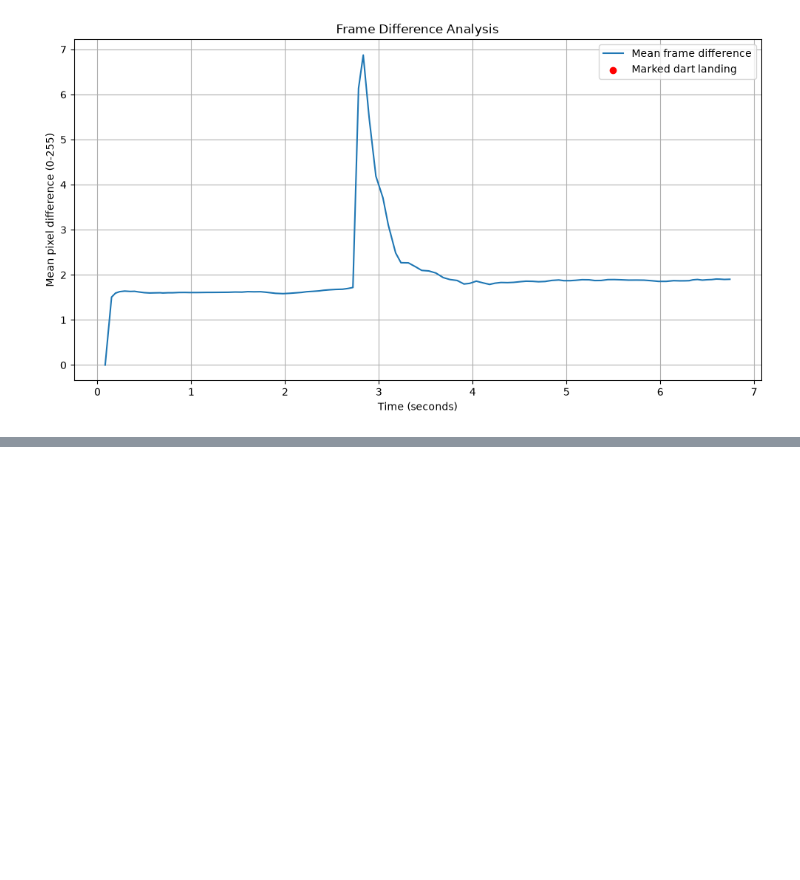
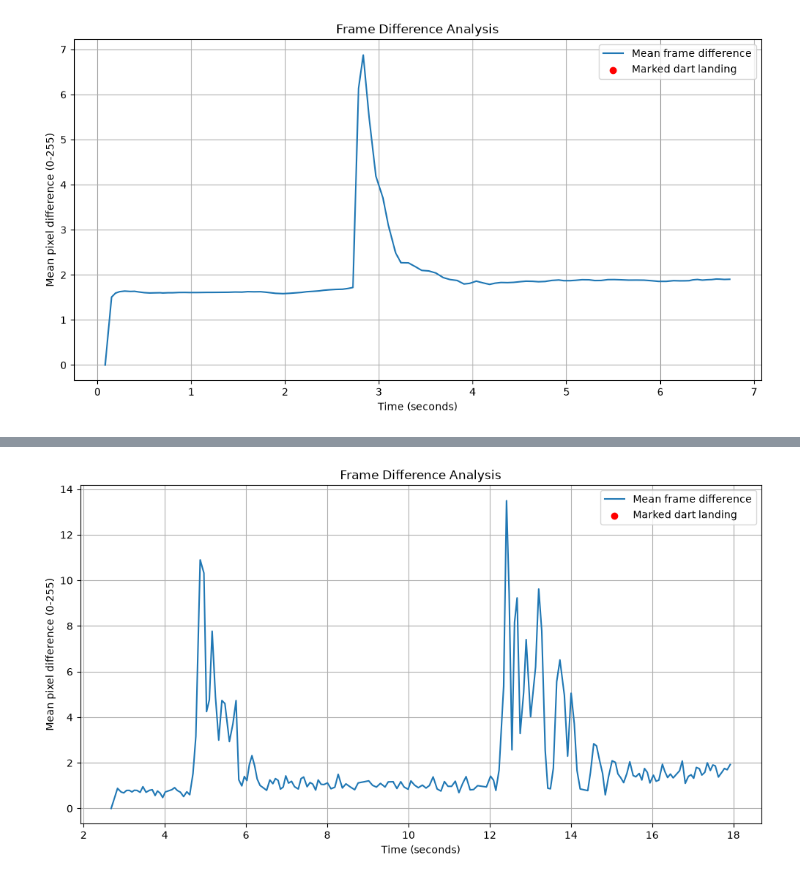
Before and after one commit to MattiasHuen/DARTS-Dartboard-Automatic-Recognition-Tracking-System, a Jupyter notebook: notebooks/Board.ipynb, the cells around one changed output, grey strips where cells are left out. Saved outputs shown, nothing was run; the diff lists cells and outputs as text; code cells hidden in the pictures; blank space fills up the shorter version.

Commit message:
Merge branch 'main' of https://github.com/MattiasHuen/DARTS-Dartboard-Automatic-Recognition-Tracking-System

```diff
--- a/notebooks/Board.ipynb
+++ b/notebooks/Board.ipynb
@@ -549,0 +1112,34 @@ plt.show()
+# %%
+
+import pandas as pd
+import matplotlib.pyplot as plt
+
+df = pd.read_csv("frame_differences.csv")
+
+plt.figure(figsize=(12, 6))
+
+plt.plot(
+    df["time"],
+    df["mean_difference"],
+    label="Mean frame difference"
+)
+
+# Mark dart landing events
+dart_events = df[df["dart_landed"] == 1]
+
+plt.scatter(
+    dart_events["time"],
+    dart_events["mean_difference"],
+    color="red",
+    label="Marked dart landing",
+    zorder=5
+)
+
+plt.xlabel("Time (seconds)")
+plt.ylabel("Mean pixel difference (0-255)")
+plt.title("Frame Difference Analysis")
+plt.legend()
+plt.grid(True)
+plt.show()
+# %% [output]
+[figure, added]
```
Also changed, not shown: parts of 2 cells of this notebook.
